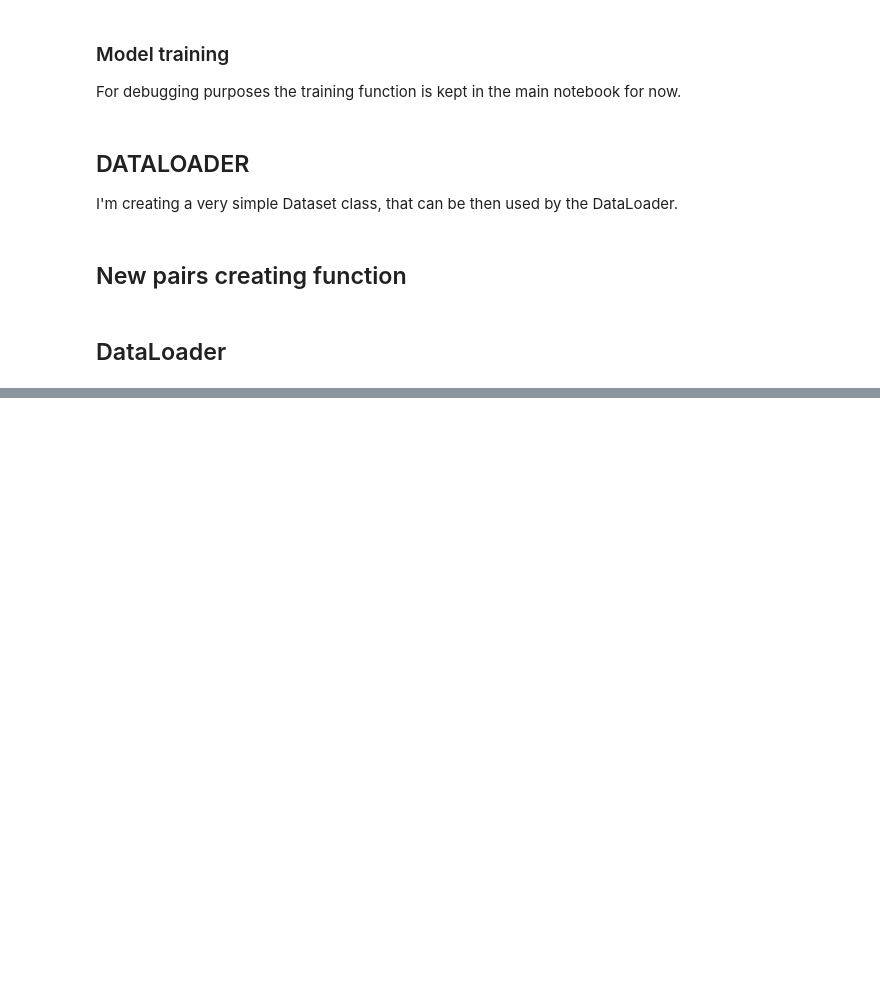
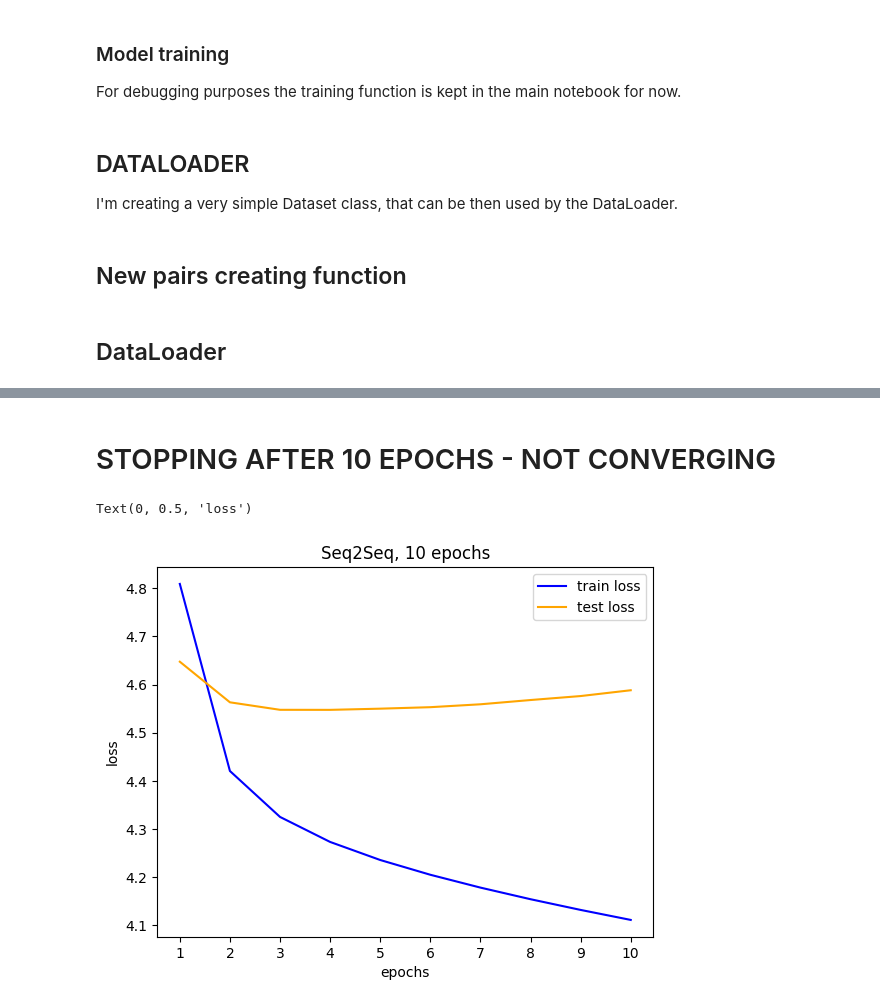
Before and after one commit to nebelgrau77/lstm_chatbot, a Jupyter notebook: LSTM_chatbot_v01_dataloader_batch.ipynb, the cells around one changed output, grey strips where cells are left out. Cells and saved outputs as stored; diff of their text form; code cells hidden in the pictures; blank space fills up the shorter version.

Commit message:
batch training with dataloader not converging

```diff
--- a/LSTM_chatbot_v01_dataloader_batch.ipynb
+++ b/LSTM_chatbot_v01_dataloader_batch.ipynb
@@ -651,0 +663,16 @@ for epoch in range(num_epochs):
+# %% [markdown]
+# STOPPING AFTER 10 EPOCHS - NOT CONVERGING
+# %%
+N_EPOCHS = 10
+# %%
+fig, ax = plt.subplots()
+ax.plot(range(1, N_EPOCHS+1), total_train_loss, color = 'blue', label = 'train loss')
+ax.plot(range(1, N_EPOCHS+1), total_test_loss, color = 'orange', label = 'test loss')
+ax.legend()
+ax.set_title(f'Seq2Seq, {N_EPOCHS} epochs')
+ax.set_xticks(range(1, N_EPOCHS+1))
+ax.set_xlabel('epochs')
+ax.set_ylabel('loss')
+# %% [output]
+Text(0, 0.5, 'loss')
+[figure, added]
```
Also changed, not shown: parts of 1 cell of this notebook, 2 other files.
